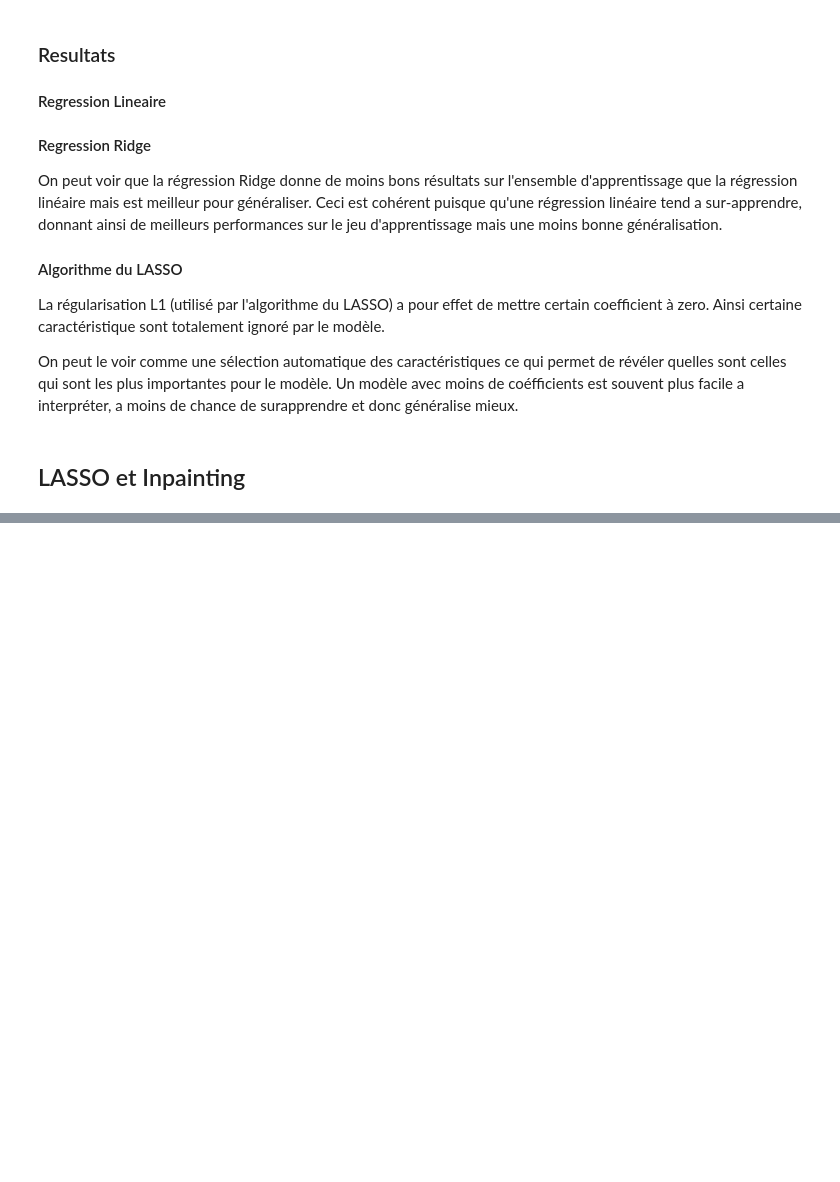
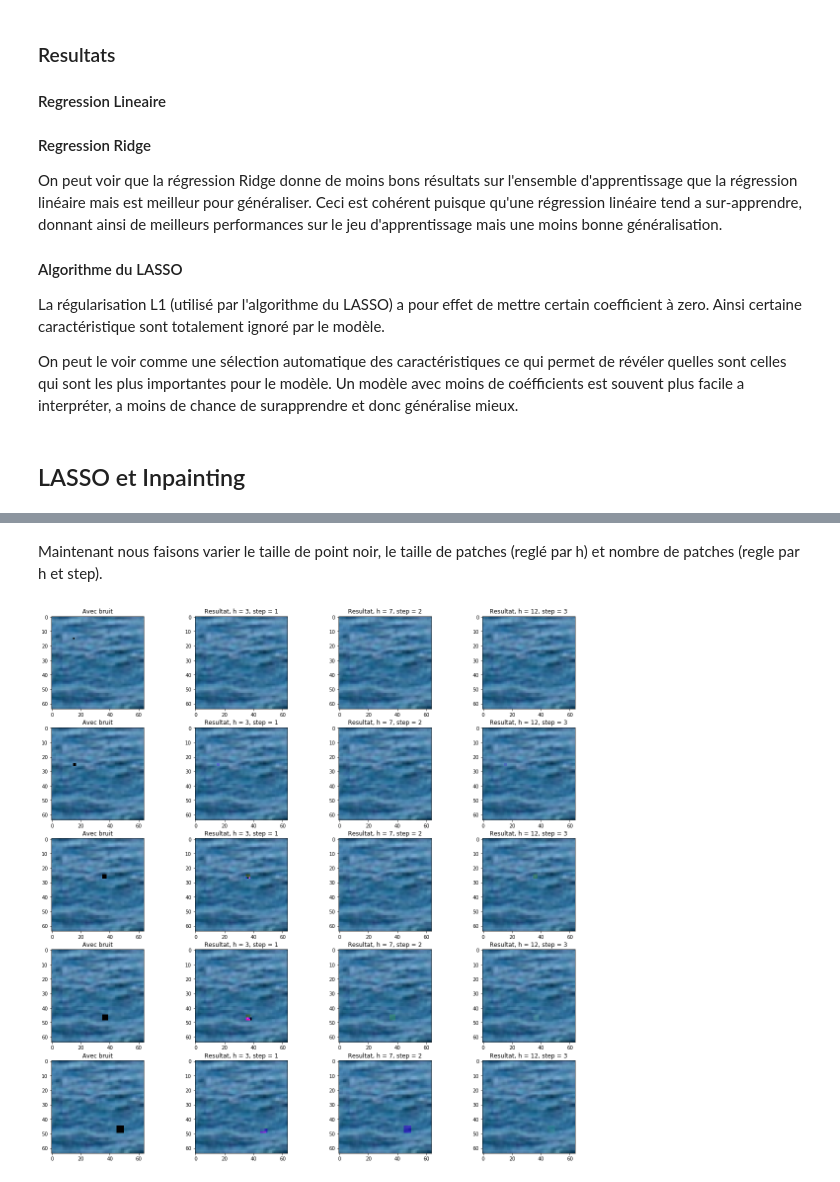
Before and after one commit to clemoberti/arf-project, a Jupyter notebook: Inpainting.ipynb, the cells around one changed output, grey strips where cells are left out. Cells and saved outputs as stored; diff of their text form; code cells hidden in the pictures; blank space fills up the shorter version.

```diff
--- a/Inpainting.ipynb
+++ b/Inpainting.ipynb
@@ -151,6 +151,3 @@ On peut le voir comme une sélection automatique des caractéristiques ce qui pe
 ## LASSO et Inpainting
 # %% [markdown]
 <img src="./images/notations.png" style="float:left"/>
-# %%
-# Longueur du patch (carré)
-h = 5
@@ -183,0 +186,29 @@ show_im(patch)
+# %% [markdown]
+Maintenant nous faisons varier le taille de point noir, le taille de patches (reglé par h) et nombre de patches (regle par h et step).
+# %%
+from tools import show_inpainting_images
+points = [(15,15,1),(25,15,2),(25,35,3),(45,35,4),(45,45,5)]
+
+h_options = [3,7,12]
+step_options = [1,2,3]
+
+alpha = 0.000001
+images_orig = []
+images_inp = {}
+for i in range(len(h_options)):
+    images_inp[i] = []
+
+for x,y,size in points:
+    noised_image = ip.delete_rect(image, x,y,size,size)
+    images_orig.append(noised_image)
+
+    for i in range(len(h_options)):
+        h = h_options[i]
+        step = step_options[i]
+        inpainting = IterativeInpainting(noised_image, h=h, step_size=step)
+        image_inpainted = inpainting.inpaint(alpha=alpha)
+        images_inp[i].append((h,step,image_inpainted))
+
+show_inpainting_images(ip, images_orig, images_inp, 4,5)
+# %% [output]
+[figure, added]
```
Also changed, not shown: parts of 8 cells of this notebook, 6 other files.
